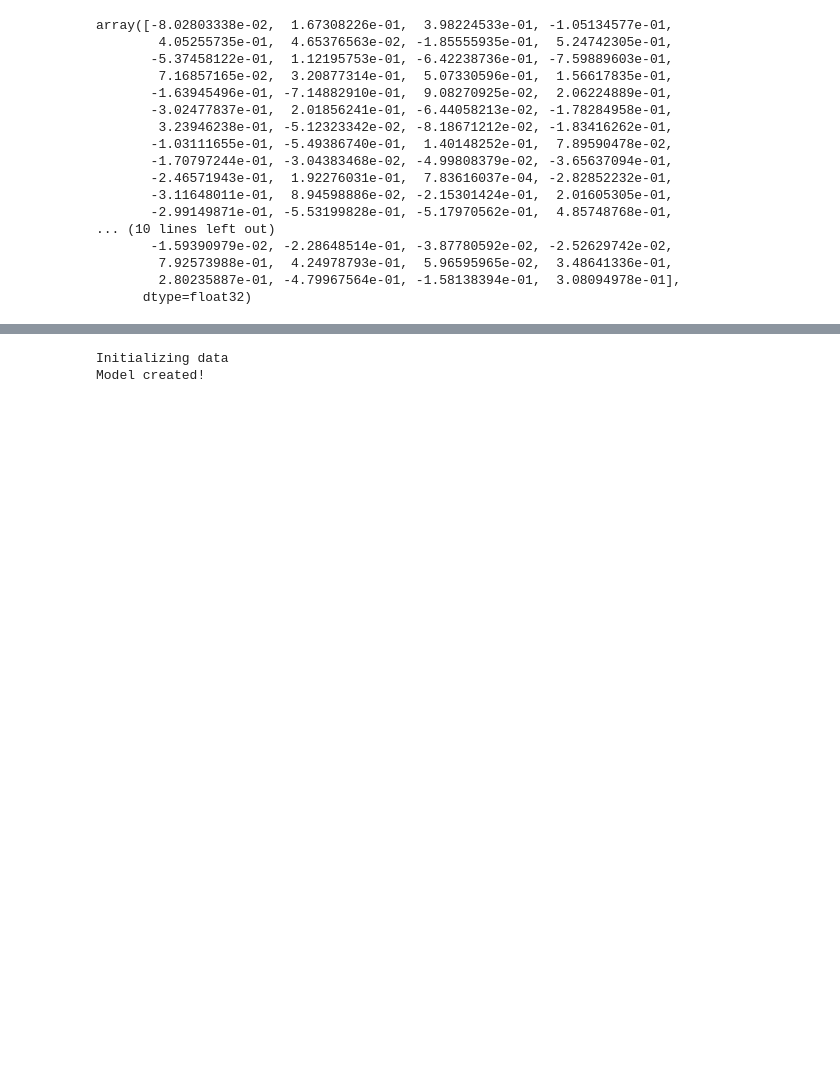
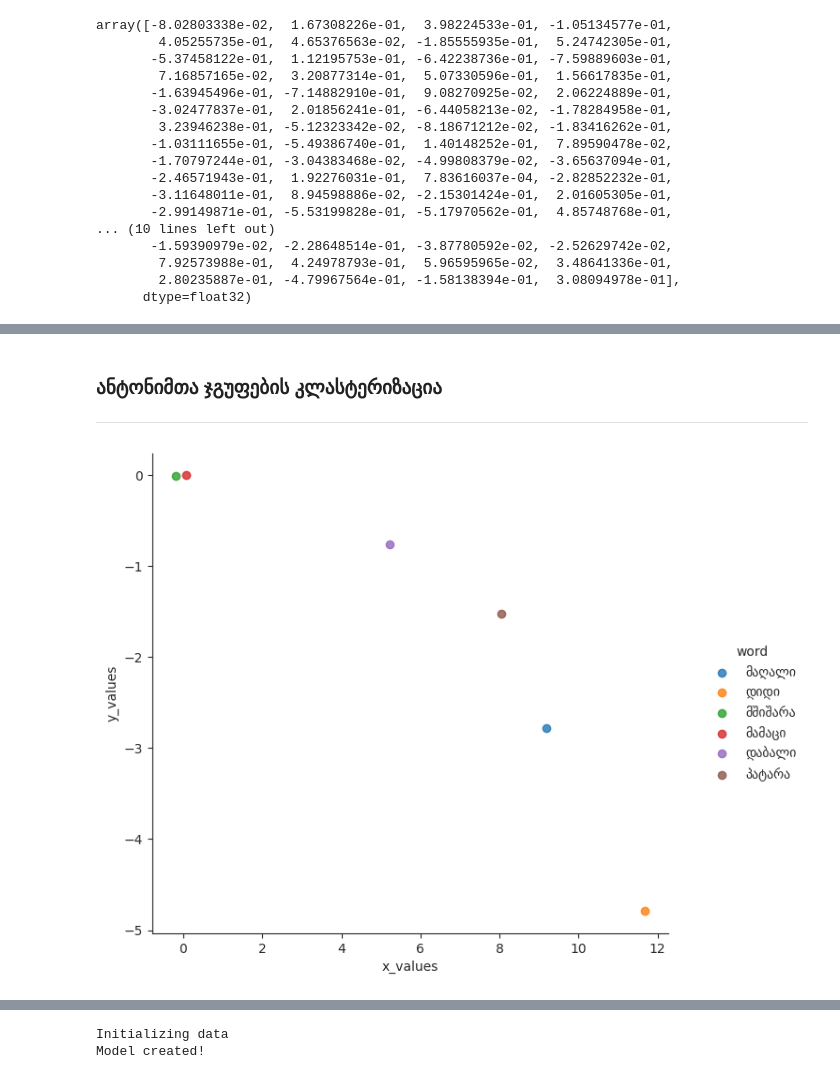
Before and after one commit to akakh18/NLP-Final-Project, a Jupyter notebook: notebooks/play_test.ipynb, the cells around one changed output, grey strips where cells are left out. Drawn from its saved outputs; the diff is of its cells as text; code cells hidden in the pictures; blank space fills up the shorter version.

```diff
--- a/notebooks/play_test.ipynb
+++ b/notebooks/play_test.ipynb
@@ -118,0 +151,12 @@ plt.show()
+# %% [markdown]
+### ანტონიმთა ჯგუფების კლასტერიზაცია
+
+---
+# %%
+export_words_list = ["მაღალი", "დაბალი", "მამაცი", "მშიშარა", "დიდი", "პატარა"]
+
+pca_data = get_df_from_model(model, export_words_list)
+
+get_graph(pca_data)
+# %% [output]
+[figure, added]
```
Also changed, not shown: parts of 13 cells of this notebook.
